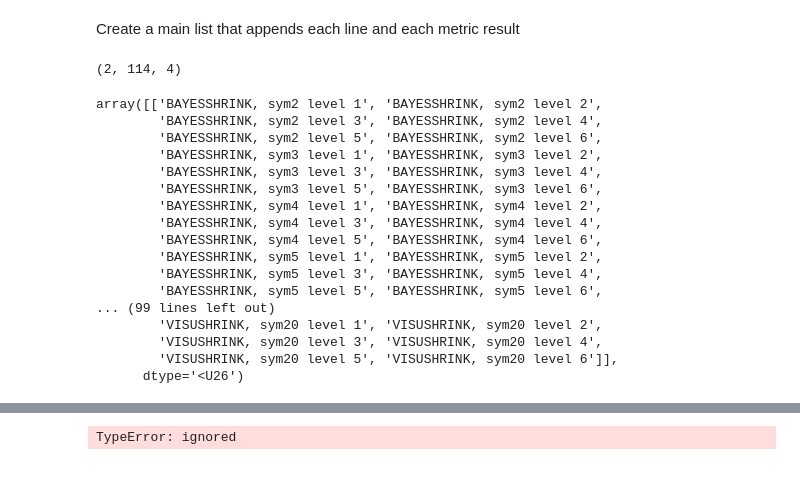
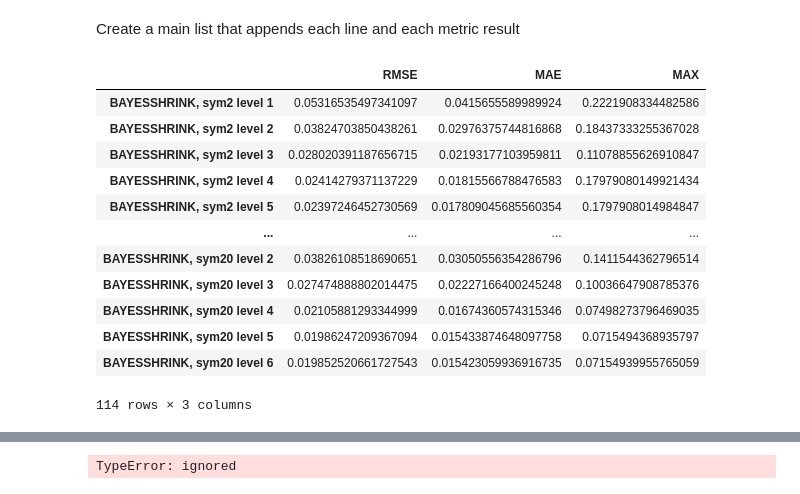
Before and after one commit to Calista-F/CCSN-gravitational-wave-denoising, a Jupyter notebook: 20220209_Wavelet_runthrough.ipynb, the cells around one changed output, grey strips where cells are left out. Cells and saved outputs as stored; diff of their text form; code cells hidden in the pictures.

```diff
--- a/20220209_Wavelet_runthrough.ipynb
+++ b/20220209_Wavelet_runthrough.ipynb
@@ -109,24 +184,17 @@ main_array = np.array(main_list)
-# %%
-main_array.shape
-# %% [output]
-(2, 114, 4)
-# %%
-main_array[:,:,0]
-# %% [output]
-array([['BAYESSHRINK, sym2 level 1', 'BAYESSHRINK, sym2 level 2',
-        'BAYESSHRINK, sym2 level 3', 'BAYESSHRINK, sym2 level 4',
-        'BAYESSHRINK, sym2 level 5', 'BAYESSHRINK, sym2 level 6',
-        'BAYESSHRINK, sym3 level 1', 'BAYESSHRINK, sym3 level 2',
-        'BAYESSHRINK, sym3 level 3', 'BAYESSHRINK, sym3 level 4',
-        'BAYESSHRINK, sym3 level 5', 'BAYESSHRINK, sym3 level 6',
-        'BAYESSHRINK, sym4 level 1', 'BAYESSHRINK, sym4 level 2',
-        'BAYESSHRINK, sym4 level 3', 'BAYESSHRINK, sym4 level 4',
-        'BAYESSHRINK, sym4 level 5', 'BAYESSHRINK, sym4 level 6',
-        'BAYESSHRINK, sym5 level 1', 'BAYESSHRINK, sym5 level 2',
-        'BAYESSHRINK, sym5 level 3', 'BAYESSHRINK, sym5 level 4',
-        'BAYESSHRINK, sym5 level 5', 'BAYESSHRINK, sym5 level 6',
-... (99 lines left out)
-        'VISUSHRINK, sym20 level 1', 'VISUSHRINK, sym20 level 2',
-        'VISUSHRINK, sym20 level 3', 'VISUSHRINK, sym20 level 4',
-        'VISUSHRINK, sym20 level 5', 'VISUSHRINK, sym20 level 6']],
-      dtype='<U26')
+# %%
+BayesSymdf = pd.DataFrame(data = main_array[0,:,1:], columns = metrics, index = main_array[0,:,0])
+BayesSymdf
+# %% [output]
+|  | RMSE | MAE | MAX |
+| BAYESSHRINK, sym2 level 1 | 0.05316535497341097 | 0.0415655589989924 | 0.2221908334482586 |
+| BAYESSHRINK, sym2 level 2 | 0.03824703850438261 | 0.02976375744816868 | 0.18437333255367028 |
+| BAYESSHRINK, sym2 level 3 | 0.028020391187656715 | 0.02193177103959811 | 0.11078855626910847 |
+| BAYESSHRINK, sym2 level 4 | 0.02414279371137229 | 0.01815566788476583 | 0.17979080149921434 |
+| BAYESSHRINK, sym2 level 5 | 0.02397246452730569 | 0.017809045685560354 | 0.1797908014984847 |
+| ... | ... | ... | ... |
+| BAYESSHRINK, sym20 level 2 | 0.03826108518690651 | 0.03050556354286796 | 0.1411544362796514 |
+| BAYESSHRINK, sym20 level 3 | 0.027474888802014475 | 0.02227166400245248 | 0.10036647908785376 |
+| BAYESSHRINK, sym20 level 4 | 0.02105881293344999 | 0.01674360574315346 | 0.07498273796469035 |
+| BAYESSHRINK, sym20 level 5 | 0.01986247209367094 | 0.015433874648097758 | 0.0715494368935797 |
+| BAYESSHRINK, sym20 level 6 | 0.019852520661727543 | 0.015423059936916735 | 0.07154939955765059 |
+114 rows × 3 columns
```
Also changed, not shown: parts of 5 cells of this notebook.
